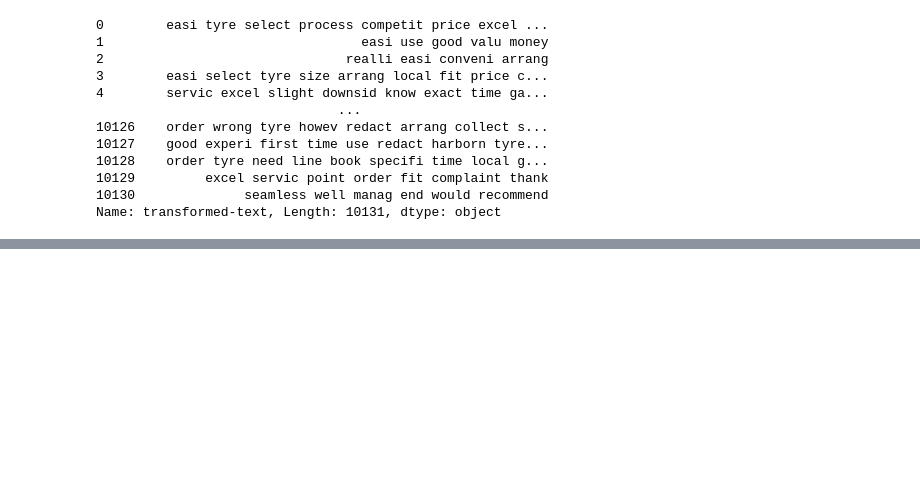
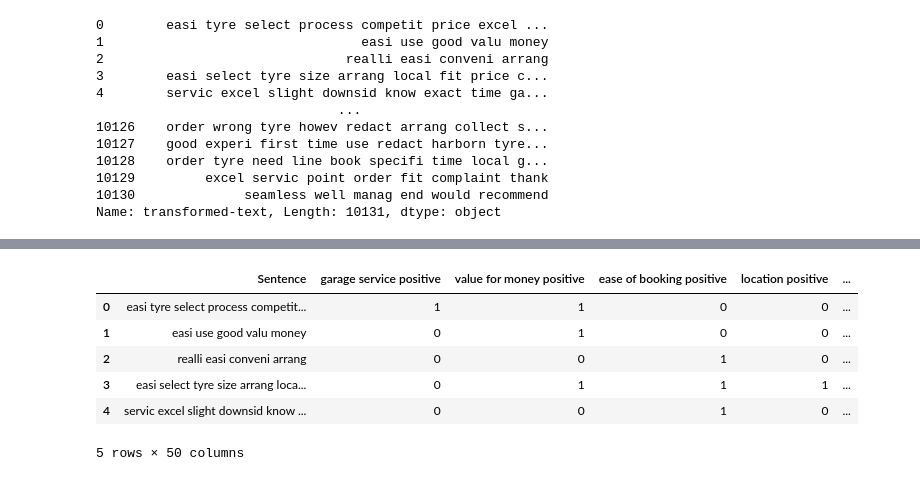
Before and after one commit to PrateekSharma007/Subtheme-Sentiment-Analysis-Task, a Jupyter notebook: main.ipynb, the cells around one changed output, grey strips where cells are left out. Saved outputs shown, nothing was run; the diff lists cells and outputs as text; code cells hidden in the pictures; blank space fills up the shorter version.

```diff
--- a/main.ipynb
+++ b/main.ipynb
@@ -441,0 +456,10 @@ Name: transformed-text, Length: 10131, dtype: object
+# %%
+mapped_df.head()
+# %% [output]
+|  | Sentence | garage service positive | value for money positive | ease of booking positive | location positive | ... |
+| 0 | easi tyre select process competit... | 1 | 1 | 0 | 0 | ... |
+| 1 | easi use good valu money | 0 | 1 | 0 | 0 | ... |
+| 2 | realli easi conveni arrang | 0 | 0 | 1 | 0 | ... |
+| 3 | easi select tyre size arrang loca... | 0 | 1 | 1 | 1 | ... |
+| 4 | servic excel slight downsid know ... | 0 | 0 | 1 | 0 | ... |
+5 rows × 50 columns
```
Also changed, not shown: parts of 26 cells of this notebook.
